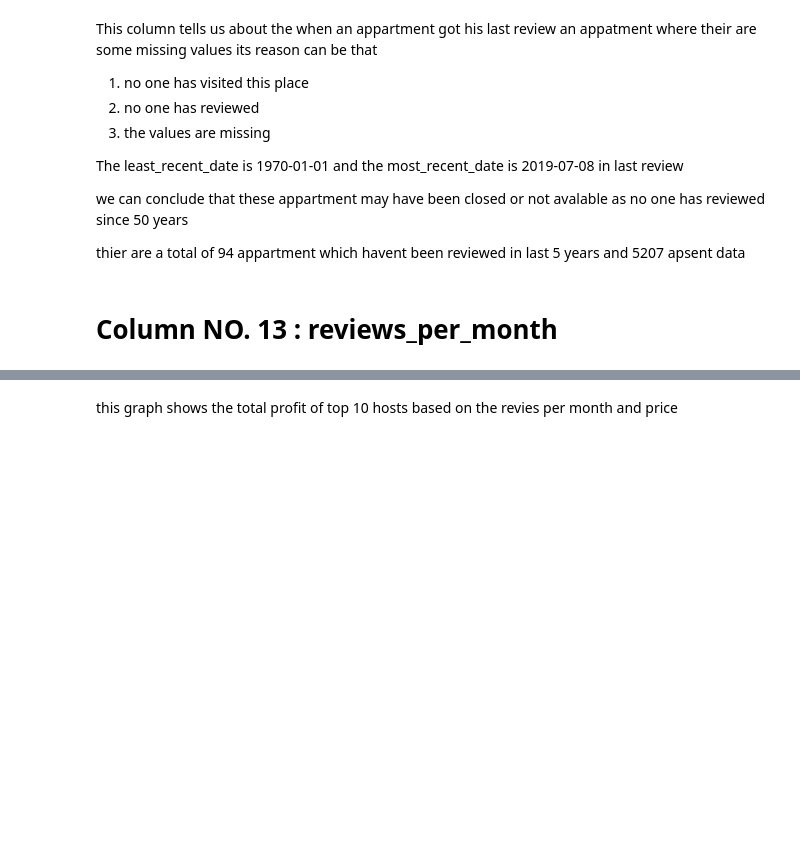
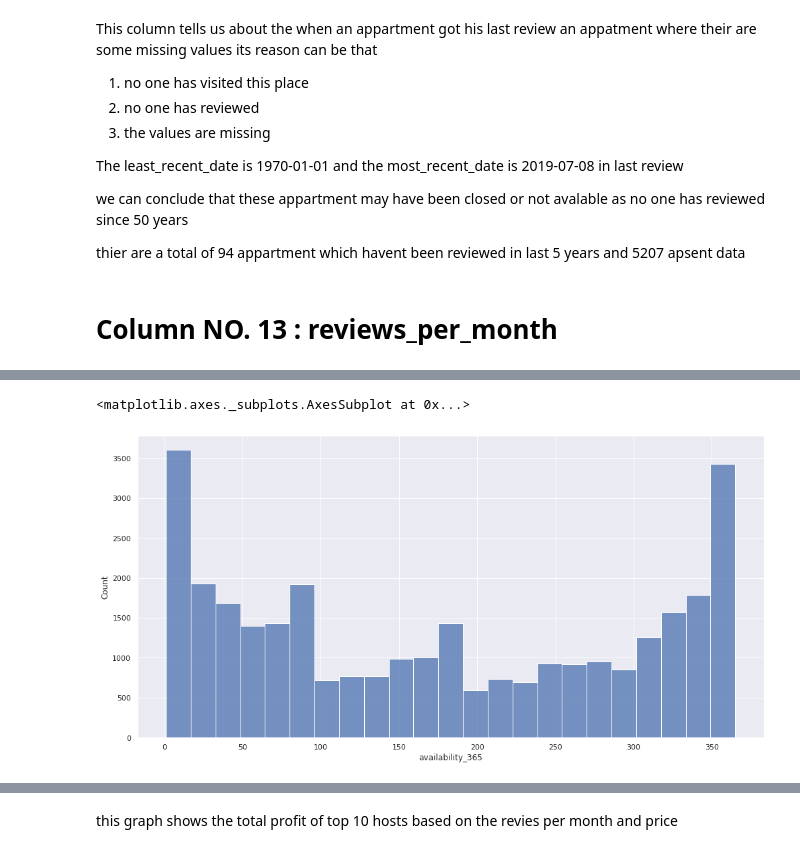
Before and after one commit to Ali-Asgar-Lakdawala/EDA-airbnb, a Jupyter notebook: Ali_Asgar_Airbnb_Bookings_Analysis_Capstone_Project.ipynb, the cells around one changed output, grey strips where cells are left out. Saved outputs shown, nothing was run; the diff lists cells and outputs as text; code cells hidden in the pictures; blank space fills up the shorter version.

```diff
--- a/Ali_Asgar_Airbnb_Bookings_Analysis_Capstone_Project.ipynb
+++ b/Ali_Asgar_Airbnb_Bookings_Analysis_Capstone_Project.ipynb
@@ -615,0 +653,5 @@ df['total_profit']=df['reviews_per_month']*df['price']
+# %%
+sns.histplot(df.availability_365)
+# %% [output]
+<matplotlib.axes._subplots.AxesSubplot at 0x...>
+[figure, added]
```
Also changed, not shown: parts of 60 cells of this notebook.
